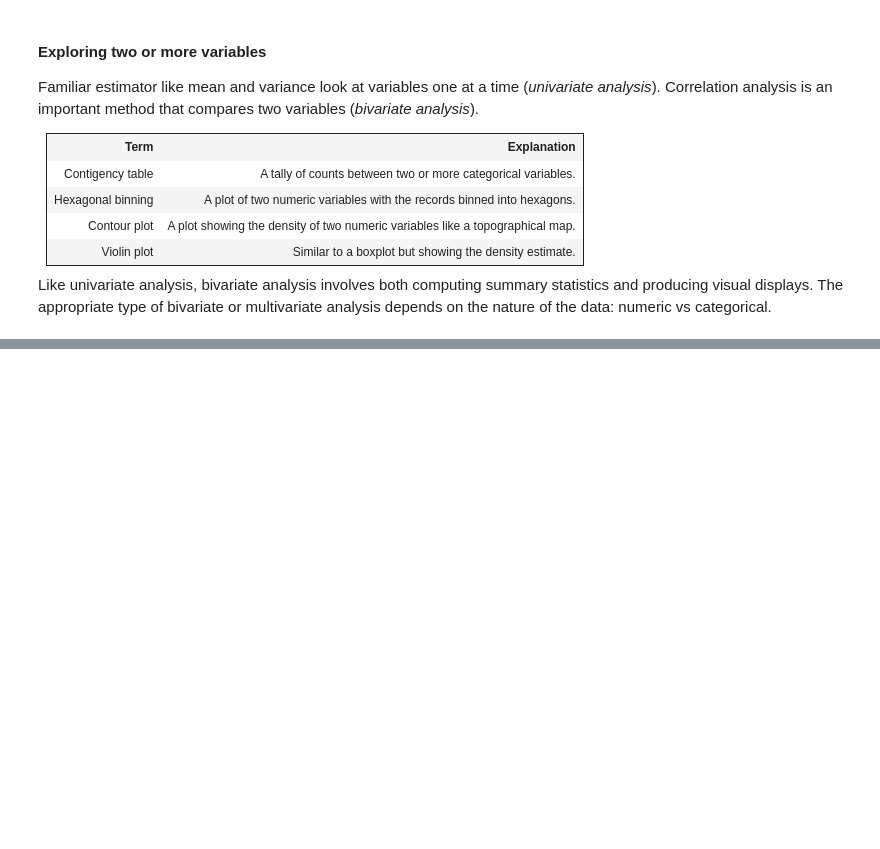
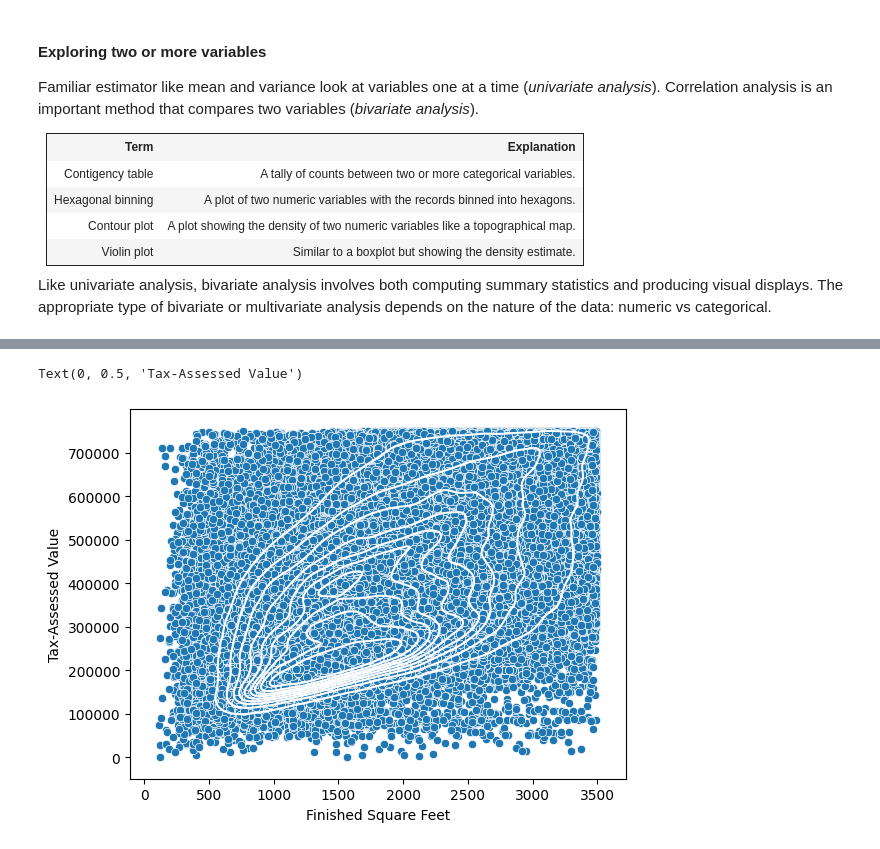
Before and after one commit to Drieger/practical-statistics-for-data-scientists, a Jupyter notebook: 1. Exploratory Data Analysis/eda.ipynb, the cells around one changed output, grey strips where cells are left out. Cells and saved outputs as stored; diff of their text form; code cells hidden in the pictures; blank space fills up the shorter version.

```diff
--- a/1. Exploratory Data Analysis/eda.ipynb
+++ b/1. Exploratory Data Analysis/eda.ipynb
@@ -489,0 +538,11 @@ Like univariate analysis, bivariate analysis involves both computing summary sta
+# %%
+# Contours overlaid onto a scatterplot
+# The contours are essentially a topographical map to two variables;
+# each contour band represents a specific density of points, increasing as one near a "peak"
+ax = sns.scatterplot(x=kc_tax0.SqFtTotLiving, y=kc_tax0.TaxAssessedValue)
+sns.kdeplot(x=kc_tax0.SqFtTotLiving, y=kc_tax0.TaxAssessedValue, color='white', ax=ax)
+ax.set_xlabel('Finished Square Feet')
+ax.set_ylabel('Tax-Assessed Value')
+# %% [output]
+Text(0, 0.5, 'Tax-Assessed Value')
+[figure, added]
```
Also changed, not shown: parts of 7 cells of this notebook.
